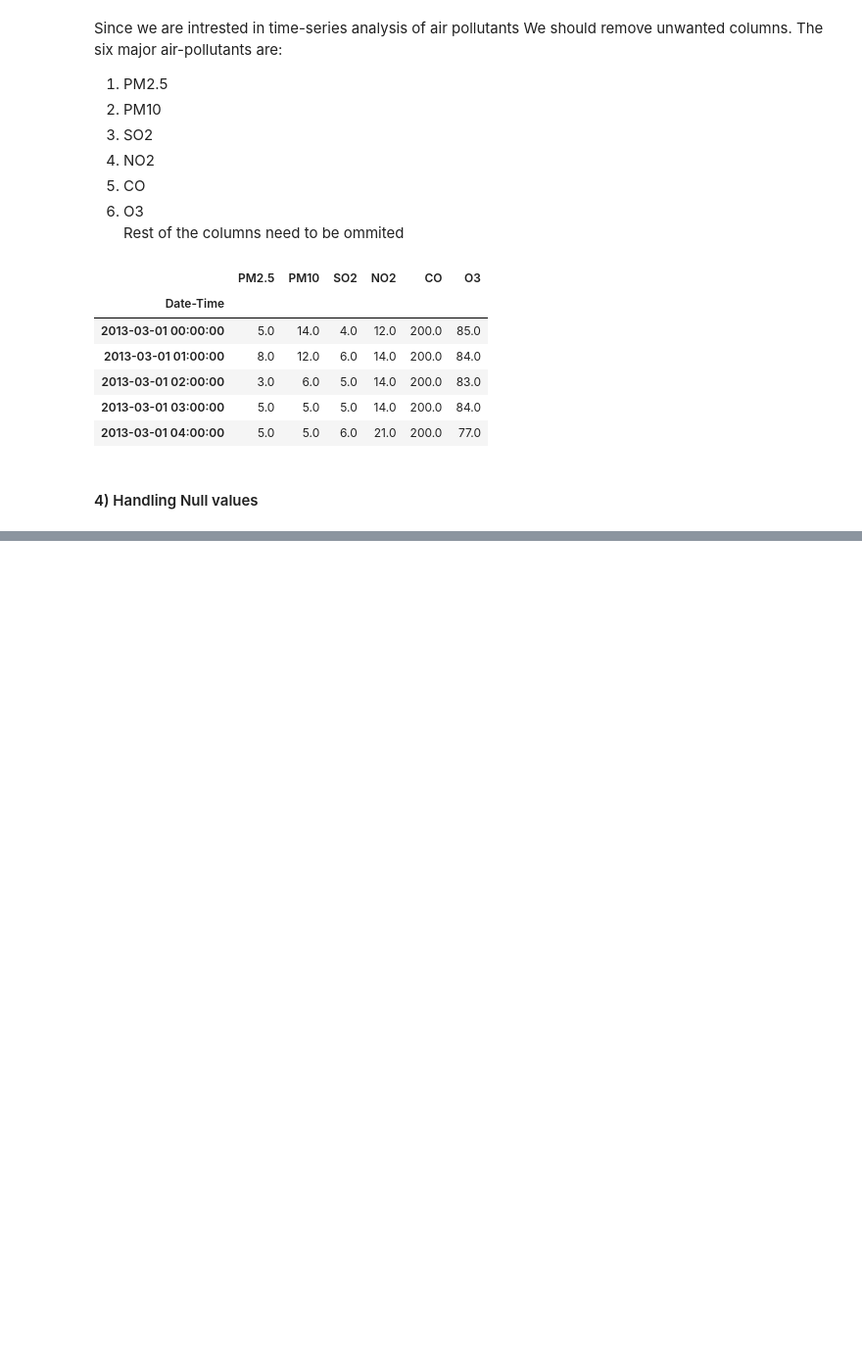
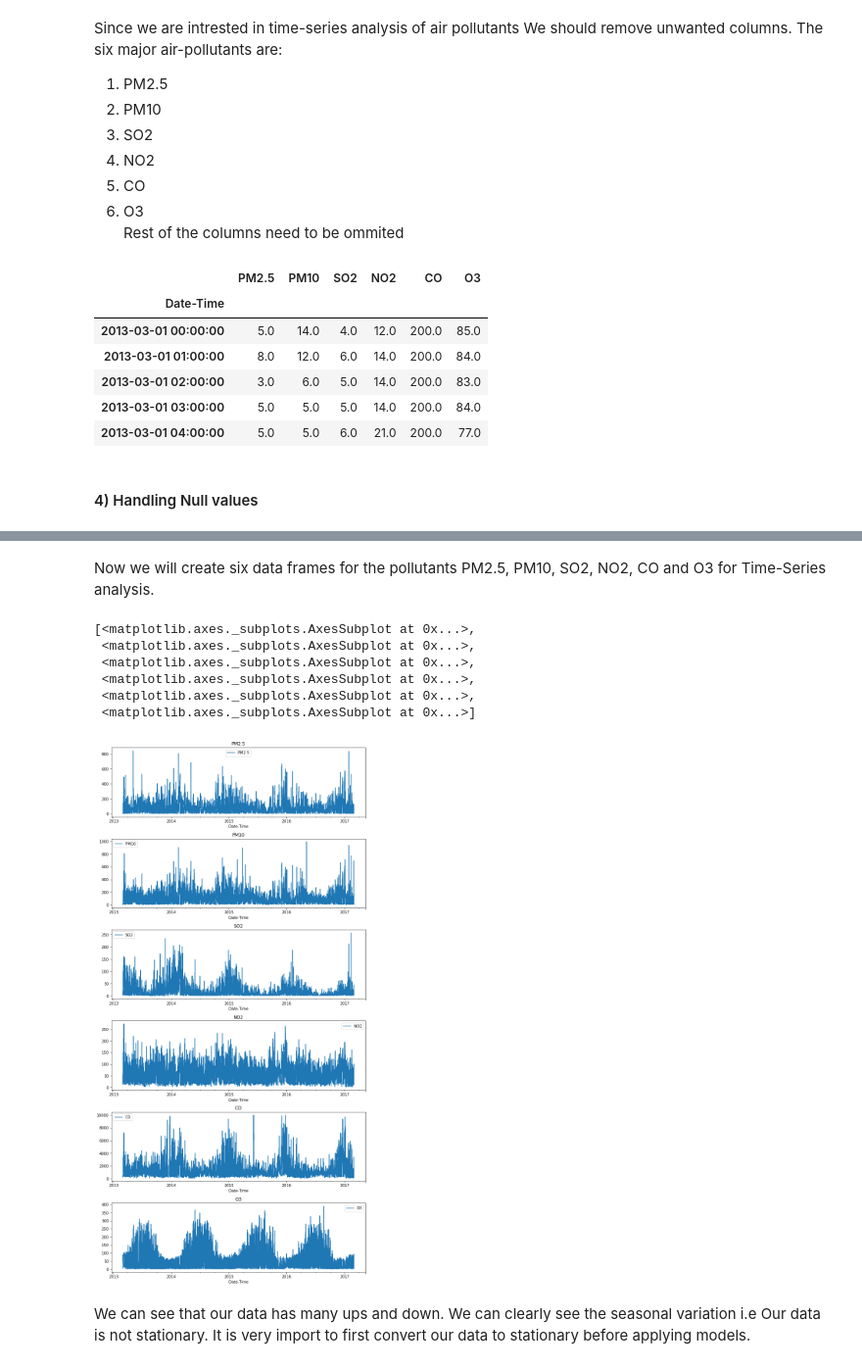
Before and after one commit to aishrock006/Capstone-Project, a Jupyter notebook: CapstoneProject.ipynb, the cells around one changed output, grey strips where cells are left out. Shown at 98% size. Saved outputs shown, nothing was run; the diff lists cells and outputs as text; code cells hidden in the pictures; blank space fills up the shorter version.

Commit message:
Data Preprocessing part2 - Handled null values

```diff
--- a/CapstoneProject.ipynb
+++ b/CapstoneProject.ipynb
@@ -187,0 +198,3 @@ memory usage: 1.9 MB
+# %%
+# let us apply interpolation
+cleaned_df = df.interpolate()
@@ -187,0 +212,30 @@ memory usage: 1.9 MB
+# %% [markdown]
+Now we will create six data frames for the pollutants PM2.5, PM10, SO2, NO2, CO and O3 for Time-Series analysis.
+# %%
+# creating data-frame for PM2.5
+df_PM25 = cleaned_df[['PM2.5']]
+# creating data-frame for PM10
+df_PM10 = cleaned_df[['PM10']]
+# creating data-frame for SO2
+df_SO2 = cleaned_df[['SO2']]
+# creating data-frame for NO2
+df_NO2 = cleaned_df[['NO2']]
+# creating data-frame for CO
+df_CO = cleaned_df[['CO']]
+# creating data-frame for O3
+df_O3 = cleaned_df[['O3']]
+# %%
+# let us visualize our created dataframes
+df_list = [df_PM25, df_PM10, df_SO2, df_NO2, df_CO, df_O3]
+fig, axes = plt.subplots(nrows = 6, ncols = 1, constrained_layout = True)
+[df_list[i].plot(ax = axes[i], figsize = (10,20), title = df_list[i].columns[0]) for i in range(len(df_list))]
+# %% [output]
+[<matplotlib.axes._subplots.AxesSubplot at 0x...>,
+ <matplotlib.axes._subplots.AxesSubplot at 0x...>,
+ <matplotlib.axes._subplots.AxesSubplot at 0x...>,
+ <matplotlib.axes._subplots.AxesSubplot at 0x...>,
+ <matplotlib.axes._subplots.AxesSubplot at 0x...>,
+ <matplotlib.axes._subplots.AxesSubplot at 0x...>]
+[figure, added]
+# %% [markdown]
+We can see that our data has many ups and down. We can clearly see the seasonal variation i.e Our data is not stationary. It is very import to first convert our data to stationary before applying models.
```
Also changed, not shown: parts of 5 cells of this notebook.
